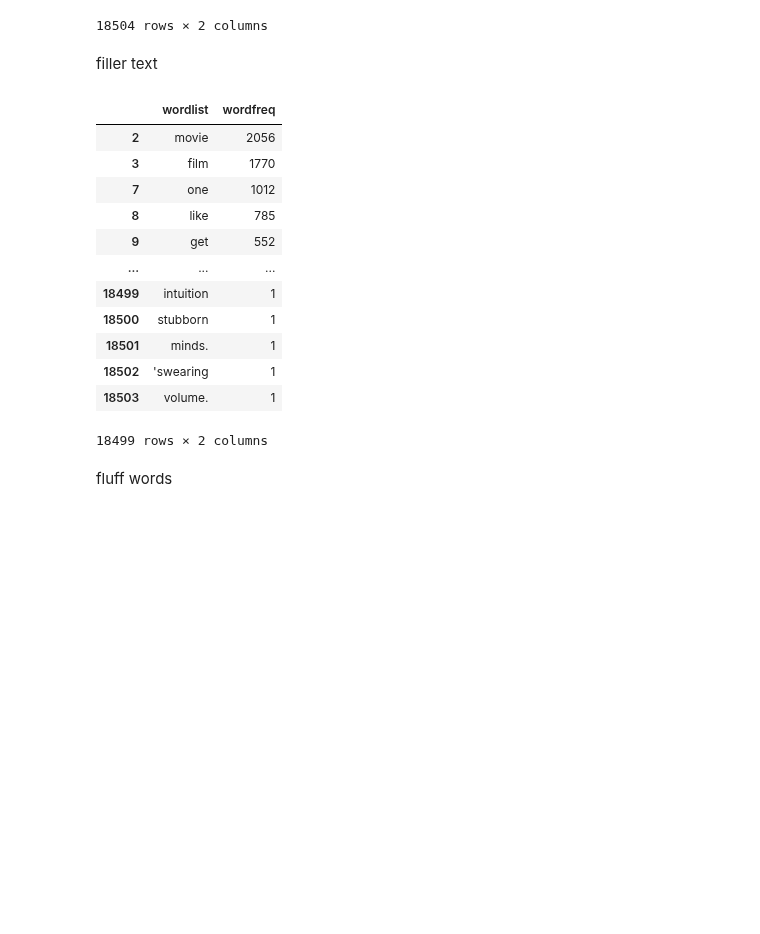
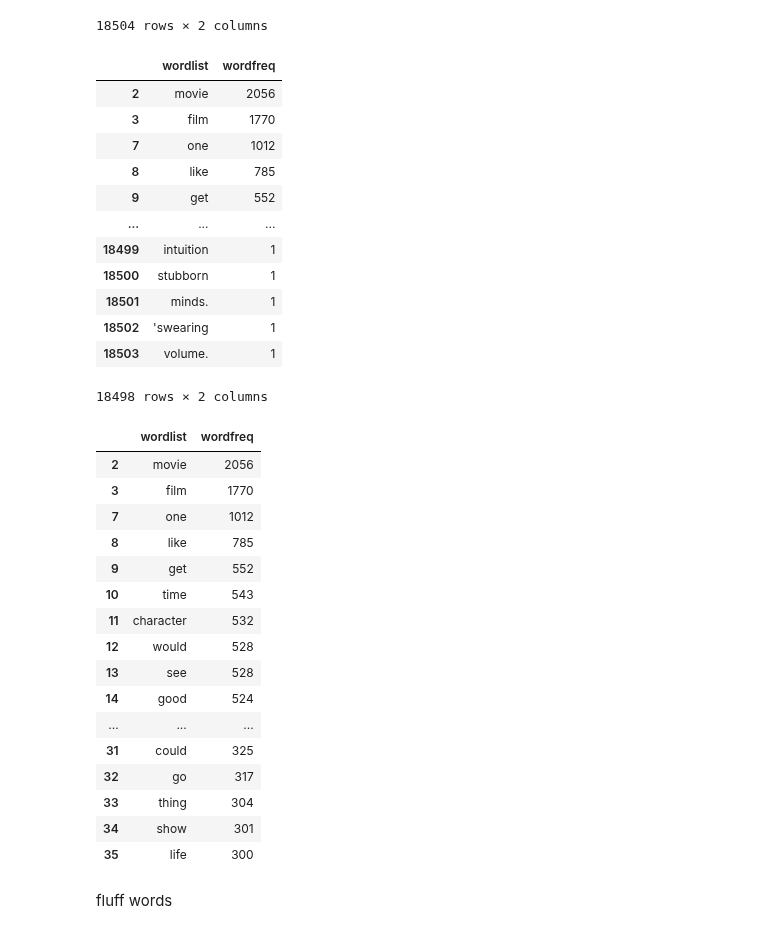
Before and after one commit to Crystalhuynh39/DH-140-Project, a Jupyter notebook: FinalProject.ipynb, the cells around one changed output. Cells and saved outputs as stored; diff of their text form; code cells hidden in the pictures; blank space fills up the shorter version.

```diff
--- a/FinalProject.ipynb
+++ b/FinalProject.ipynb
@@ -257,8 +261,6 @@ df
 | 18502 | 'swearing | 1 |
 | 18503 | volume. | 1 |
 18504 rows × 2 columns
-# %% [markdown]
-filler text
 # %%
 # Purge weird words
 df = df.drop(labels=0)
@@ -266,6 +268,7 @@ df = df.drop(labels=1)
 df = df.drop(labels=4)
 df = df.drop(labels=5)
 df = df.drop(labels=6)
+df = df.drop(labels=26)
 df
 # %% [output]
 |  | wordlist | wordfreq |
@@ -280,7 +283,28 @@ df
 | 18501 | minds. | 1 |
 | 18502 | 'swearing | 1 |
 | 18503 | volume. | 1 |
-18499 rows × 2 columns
+18498 rows × 2 columns
+# %%
+#view 30 most common words
+df[:30]
+# %% [output]
+|  | wordlist | wordfreq |
+| 2 | movie | 2056 |
+| 3 | film | 1770 |
+| 7 | one | 1012 |
+| 8 | like | 785 |
+| 9 | get | 552 |
+| 10 | time | 543 |
+| 11 | character | 532 |
+| 12 | would | 528 |
+| 13 | see | 528 |
+| 14 | good | 524 |
+| ... | ... | ... |
+| 31 | could | 325 |
+| 32 | go | 317 |
+| 33 | thing | 304 |
+| 34 | show | 301 |
+| 35 | life | 300 |
 # %% [markdown]
 fluff words
 # %%
```
Also changed, not shown: parts of 2 cells of this notebook.
